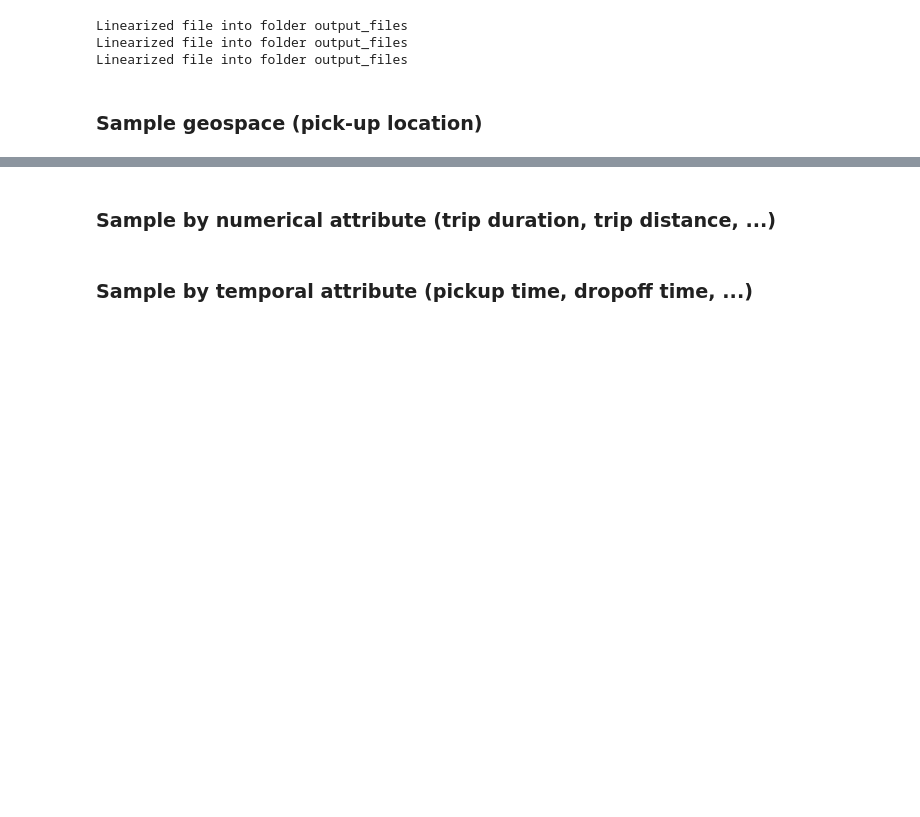
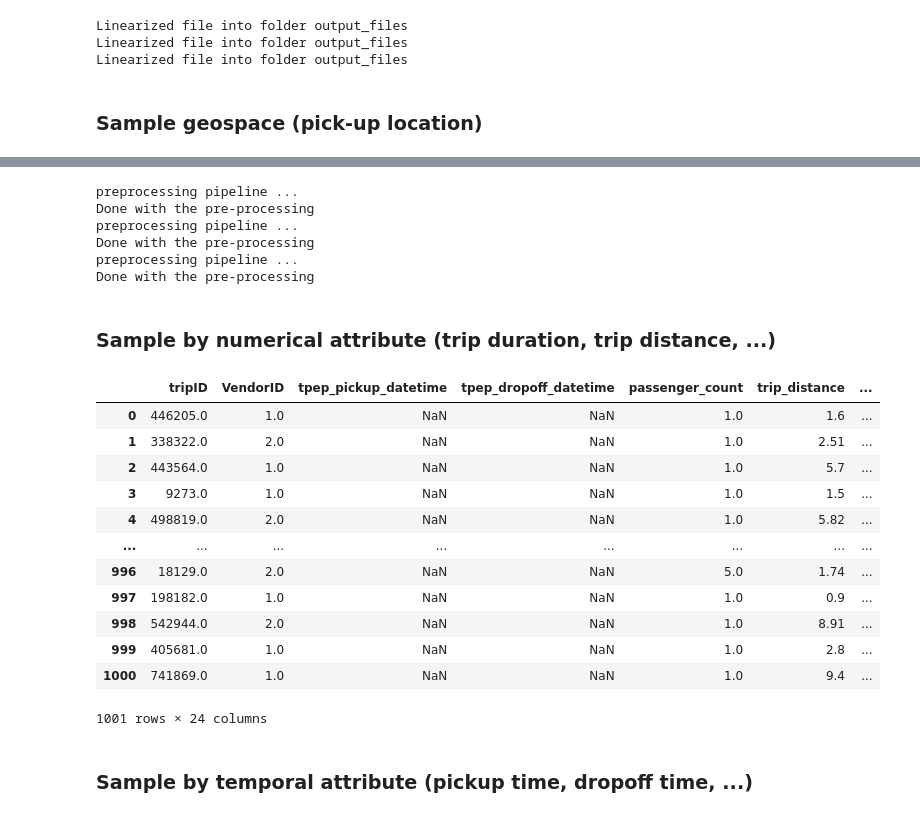
Before and after one commit to vis-au/prosample, a Jupyter notebook: server/pipeline/figures.ipynb, the cells around one changed output, grey strips where cells are left out. Saved outputs shown, nothing was run; the diff lists cells and outputs as text; code cells hidden in the pictures; blank space fills up the shorter version.

```diff
--- a/server/pipeline/figures.ipynb
+++ b/server/pipeline/figures.ipynb
@@ -242,4 +226,60 @@ plt.show()
+# %%
+from Pipeline import Pipeline
+
+config1 = {
+  "data": "taxis",
+  "dimension": 0,
+  "linearization": "z-order-geo",
+  "subdivision": "standard",
+  "selection": "first"
+}
+
+config2 = {
+  "data": "taxis",
+  "dimension": 0,
+  "linearization": "numeric",
+  "subdivision": "standard",
+  "selection": "first"
+}
+
+config3 = {
+  "data": "taxis",
+  "dimension": 0,
+  "linearization": "temporal",
+  "subdivision": "standard",
+  "selection": "first"
+}
+
+pipeline1 = Pipeline(config1)
+pipeline2 = Pipeline(config2)
+pipeline3 = Pipeline(config3)
+# %% [output]
+preprocessing pipeline ...
+Done with the pre-processing
+preprocessing pipeline ...
+Done with the pre-processing
+preprocessing pipeline ...
+Done with the pre-processing
 # %% [markdown]
 ### Sample by numerical attribute (trip duration, trip distance, ...)
+# %%
+import pandas as pd
+header = ["tripID", "VendorID", "tpep_pickup_datetime", "tpep_dropoff_datetime", "passenger_count", "trip_distance", "RatecodeID", "store_and_fwd_flag", "PULocationID", "DOLocationID", "payment_type", "fare_amount", "extra", "mta_tax", "tip_amount", "tolls_amount", "improvement_surcharge", "total_amount", "PUZone", "PURepresentativeX", "PURepresentativeY", "DOZone", "DORepresentativeX", "DORepresentativeY"]
+
+pd.DataFrame(pipeline1.get_next_chunk(), columns=header)
+# %% [output]
+|  | tripID | VendorID | tpep_pickup_datetime | tpep_dropoff_datetime | passenger_count | trip_distance | ... |
+| 0 | 446205.0 | 1.0 | NaN | NaN | 1.0 | 1.6 | ... |
+| 1 | 338322.0 | 2.0 | NaN | NaN | 1.0 | 2.51 | ... |
+| 2 | 443564.0 | 1.0 | NaN | NaN | 1.0 | 5.7 | ... |
+| 3 | 9273.0 | 1.0 | NaN | NaN | 1.0 | 1.5 | ... |
+| 4 | 498819.0 | 2.0 | NaN | NaN | 1.0 | 5.82 | ... |
+| ... | ... | ... | ... | ... | ... | ... | ... |
+| 996 | 18129.0 | 2.0 | NaN | NaN | 5.0 | 1.74 | ... |
+| 997 | 198182.0 | 1.0 | NaN | NaN | 1.0 | 0.9 | ... |
+| 998 | 542944.0 | 2.0 | NaN | NaN | 1.0 | 8.91 | ... |
+| 999 | 405681.0 | 1.0 | NaN | NaN | 1.0 | 2.8 | ... |
+| 1000 | 741869.0 | 1.0 | NaN | NaN | 1.0 | 9.4 | ... |
+1001 rows × 24 columns
 # %% [markdown]
 ### Sample by temporal attribute (pickup time, dropoff time, ...)
```
Also changed, not shown: parts of 1 cell of this notebook, 5 other files.
